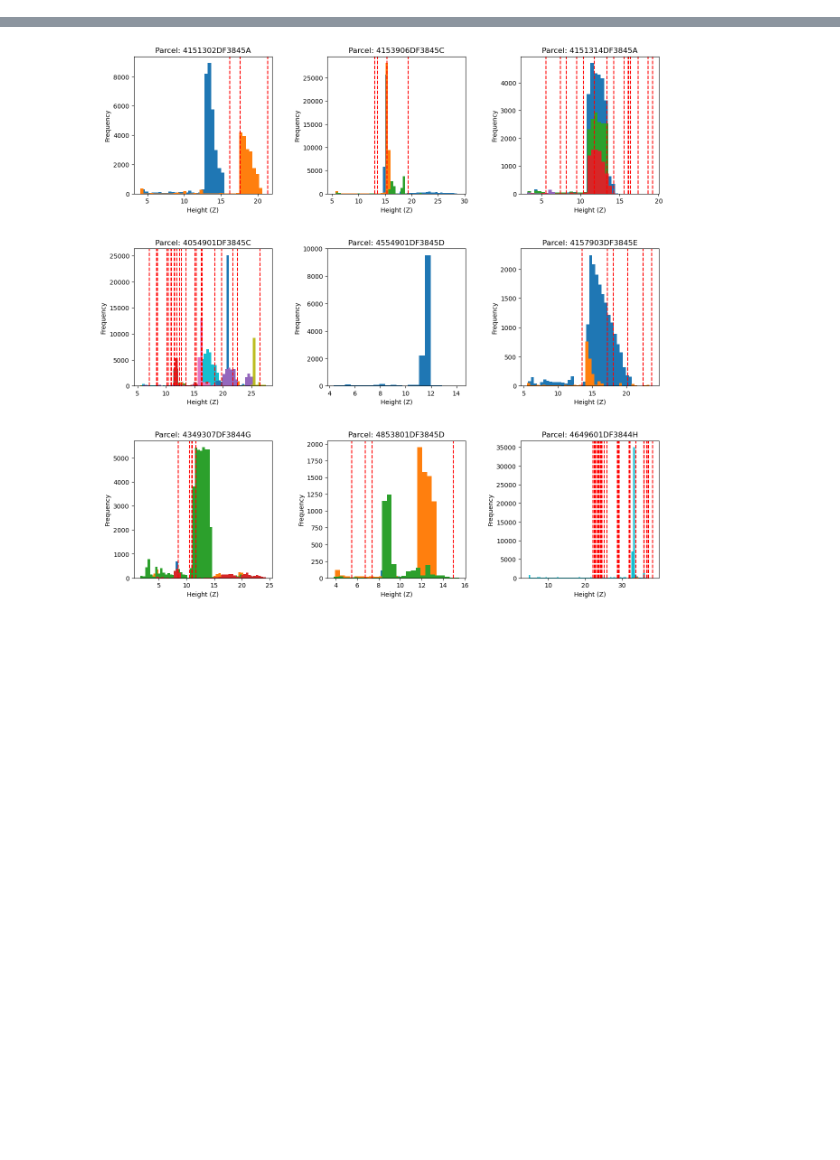
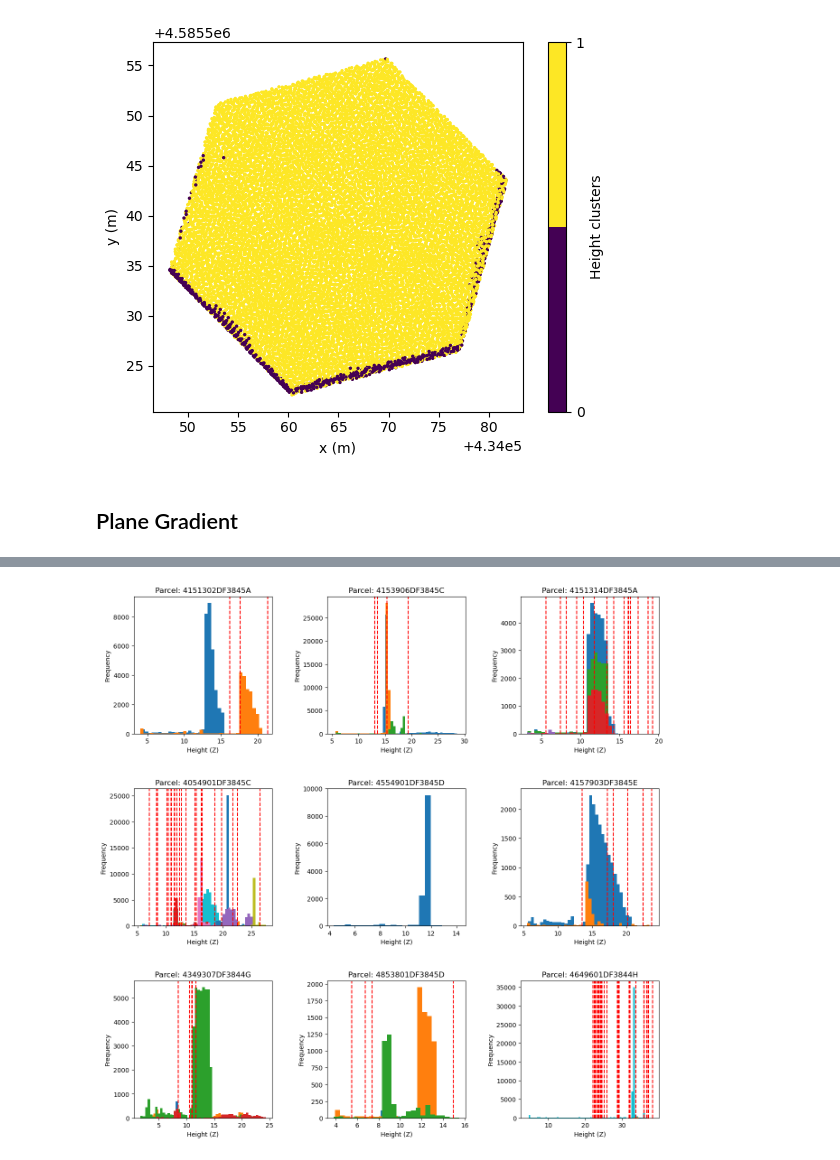
Before and after one commit to BeeGroup-cimne/solar_potencial_estimation_v3, a Jupyter notebook: Scripts/Plane_Identification_Revised/nov22/generateReportImages.ipynb, the cells around one changed output, grey strips where cells are left out. Saved outputs shown, nothing was run; the diff lists cells and outputs as text; code cells hidden in the pictures; blank space fills up the shorter version.

```diff
--- a/Scripts/Plane_Identification_Revised/nov22/generateReportImages.ipynb
+++ b/Scripts/Plane_Identification_Revised/nov22/generateReportImages.ipynb
@@ -9,0 +75,34 @@ import math
+# %%
+from planeIdentification import *
+from getVoronoiClipped import getVoronoiClipped
+from planeProcessing import *
+from sklearn.cluster import DBSCAN, KMeans
+
+pipeline = ClusterPipeline([
+    HeightSplit(distance_threshold = 0.5)
+])
+
+pipeline.fit(lasDF.xyz)
+lasDF.classification  = pipeline.final_labels
+
+fig, ax = plt.subplots()
+ax.set_xlabel('x (m)')
+ax.set_ylabel('y (m)')
+
+unique_clusters = np.unique(lasDF.classification)
+cmap = cm.get_cmap('viridis', len(unique_clusters))  # or another colormap
+scatter = ax.scatter(x, y, c=lasDF.classification, s=2, cmap=cmap)
+
+# Create colorbar with discrete ticks
+cb = plt.colorbar(scatter)
+cb.set_label('Height clusters')
+cb.set_ticks(np.arange(len(unique_clusters)))  # Set ticks to the number of unique clusters
+cb.set_ticks(unique_clusters)  # Ensure the ticks match the clusters
+
+
+ax.set_aspect("equal", adjustable='box')
+plt.savefig("/home/jaumeasensio/Documents/TFM/Redacció memòria/Figures/Plane Identification/LiDAR_HeightSplit.png",bbox_inches='tight')
+# %% [output]
+[figure, added]
+# %% [markdown]
+## Plane Gradient
```
Also changed, not shown: parts of 24 cells of this notebook, 6 other files.
